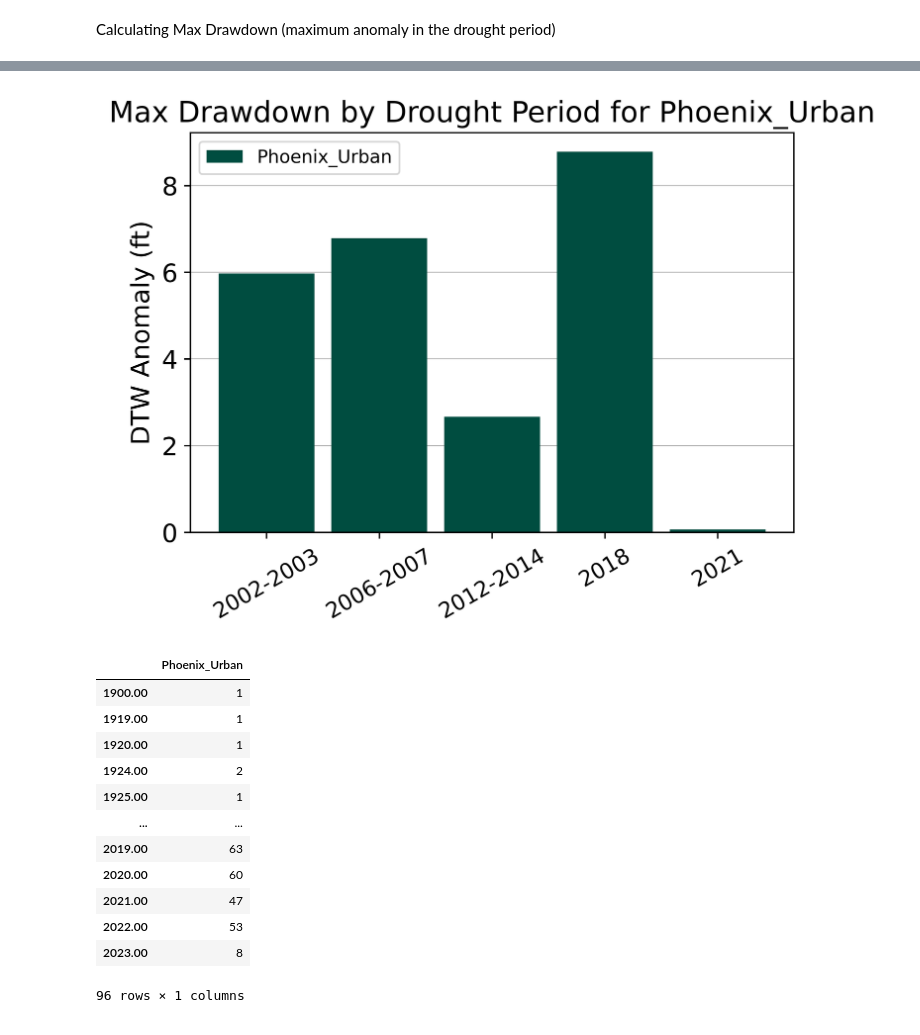
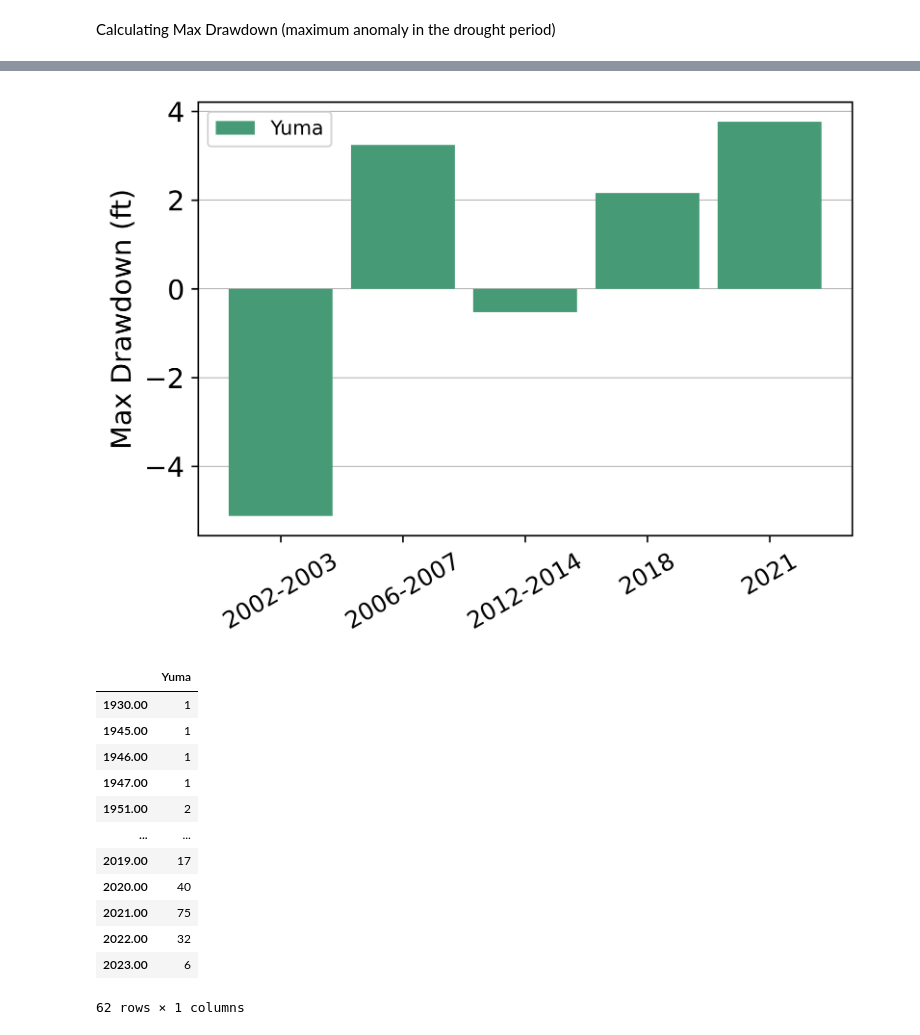
Before and after one commit to dtadych/Az-Spatiotemporal-Drought-Analysis, a Jupyter notebook: AnalysisCodes/Casestudy_Analysis.ipynb, the cells around one changed output, grey strips where cells are left out. Drawn from its saved outputs; the diff is of its cells as text; code cells hidden in the pictures.

```diff
--- a/AnalysisCodes/Casestudy_Analysis.ipynb
+++ b/AnalysisCodes/Casestudy_Analysis.ipynb
@@ -214,7 +214,7 @@ annual_db2.head()
 # Read in the shapefile
 
 # filename_shapeile = 'georeg_reproject_fixed.shp'
-filename_shapeile = 'Urban_Phoenix_Merged.shp'
+filename_shapeile = 'Yuma.shp'
 filepath = os.path.join(shapepath_local, filename_shapeile)
 shapefile = gp.read_file(filepath)
 shapefile.plot(cmap='viridis')
@@ -229,9 +229,10 @@ shapefile
 # %%
 # Define some things about your file
 
-StudyArea = "Phoenix_Urban"
-Naming_col = "Name"
-water_designation = cap_secondary
+StudyArea = "Yuma"
+# Naming_col = "Name"
+Naming_col = "SUBBASIN_N"
+water_designation = swdom
 # %% [markdown]
 Merging the databases takes a little time - Approximately 3 minutes
 # %%
@@ -271,10 +272,10 @@ static_geo
 # %%
 # Pull out the columns you need
 # Use this or subbasins:
-# reg_list = static_geo[['Combo_ID', Naming_col+'_right','WELL_DEPTH','WELL_TYPE_']]
+reg_list = static_geo[['Combo_ID', Naming_col+'_right','WELL_DEPTH','WELL_TYPE_']]
 # Use this or cities:
-reg_list = static_geo[['Combo_ID', Naming_col,'WELL_DEPTH','WELL_TYPE_']]
-reg_list
+# reg_list = static_geo[['Combo_ID', Naming_col,'WELL_DEPTH','WELL_TYPE_']]
+# reg_list
 
 # %% Converting Combo_ID to int
 reg_list['Combo_ID'] = reg_list['Combo_ID'].astype(np.int64, errors = 'raise')
@@ -301,8 +302,8 @@ memory usage: 187.3+ KB
 # Grouping the appropriate column
 combo_copy = combo.copy()
 combo_copy = combo_copy.drop(['WELL_DEPTH','WELL_TYPE_'],axis=1)
-# cat_wl = combo_copy.groupby([Naming_col+"_right"]).mean()
-cat_wl = combo_copy.groupby([Naming_col]).mean()
+cat_wl = combo_copy.groupby([Naming_col+"_right"]).mean()
+# cat_wl = combo_copy.groupby([Naming_col]).mean()
 # %%
 # Clean up the dataframe for graphing
 cat_wl2 = cat_wl.copy()
@@ -815,36 +700,36 @@ dtw_max_anomalies = dtw_max_anomalies.transpose()
 
 # group_colors = ['lightsalmon','tomato','orangered','r','brown','indianred','steelblue']
 
 # group_colors = [blind[0],blind[2],blind[6]
 #                 ,blind[12],blind[11],blind[10]
 #                 # ,blind[0] #black
                 # ]
 group_colors = [water_designation]
 
-horlabel = 'DTW Anomaly (ft)'
+horlabel = 'Max Drawdown (ft)'
 fsize = 14
 
 plt.rcParams["figure.dpi"] = 600
 dtw_max_anomalies.plot(figsize = (6,4),
         kind='bar',
         stacked=False,
         # title=name,
         color = group_colors,
         zorder = 2,
         width = 0.85,
         fontsize = fsize
         )
-plt.title(name, fontsize = (fsize+2))
+# plt.title(name, fontsize = (fsize+2))
 # plt.ylim([0,400])
 plt.ylabel(horlabel, fontsize = fsize)
 plt.xticks(rotation=30, fontsize = fsize-2)
 plt.grid(axis='y', linewidth=0.5, zorder=0)
 # plt.legend(loc=[1.01,0.3],fontsize = fsize)
 # plt.set_dpi(600)
 
 plt.savefig(figurepath+name+'_anomalies_groupedchart', bbox_inches = 'tight')
 # %% [output]
-[figure, old version]
+[figure, new version]
 # %%
 # New wells
 
@@ -867,19 +752,19 @@ new_wells2 = pd.read_csv(outputpath_local+'Final_NewWells_'+StudyArea+'.csv',
                         , index_col=0)
 new_wells2
 # %% [output]
-|  | Phoenix_Urban |
-| 1900.00 | 1 |
-| 1919.00 | 1 |
-| 1920.00 | 1 |
-| 1924.00 | 2 |
-| 1925.00 | 1 |
+|  | Yuma |
+| 1930.00 | 1 |
+| 1945.00 | 1 |
+| 1946.00 | 1 |
+| 1947.00 | 1 |
+| 1951.00 | 2 |
 | ... | ... |
-| 2019.00 | 63 |
-| 2020.00 | 60 |
-| 2021.00 | 47 |
-| 2022.00 | 53 |
-| 2023.00 | 8 |
+| 2019.00 | 17 |
+| 2020.00 | 40 |
+| 2021.00 | 75 |
+| 2022.00 | 32 |
+| 2023.00 | 6 |
-96 rows × 1 columns
+62 rows × 1 columns
 # %%
 
 # For Depth to Water by regulation
```
Also changed, not shown: parts of 17 cells of this notebook.
